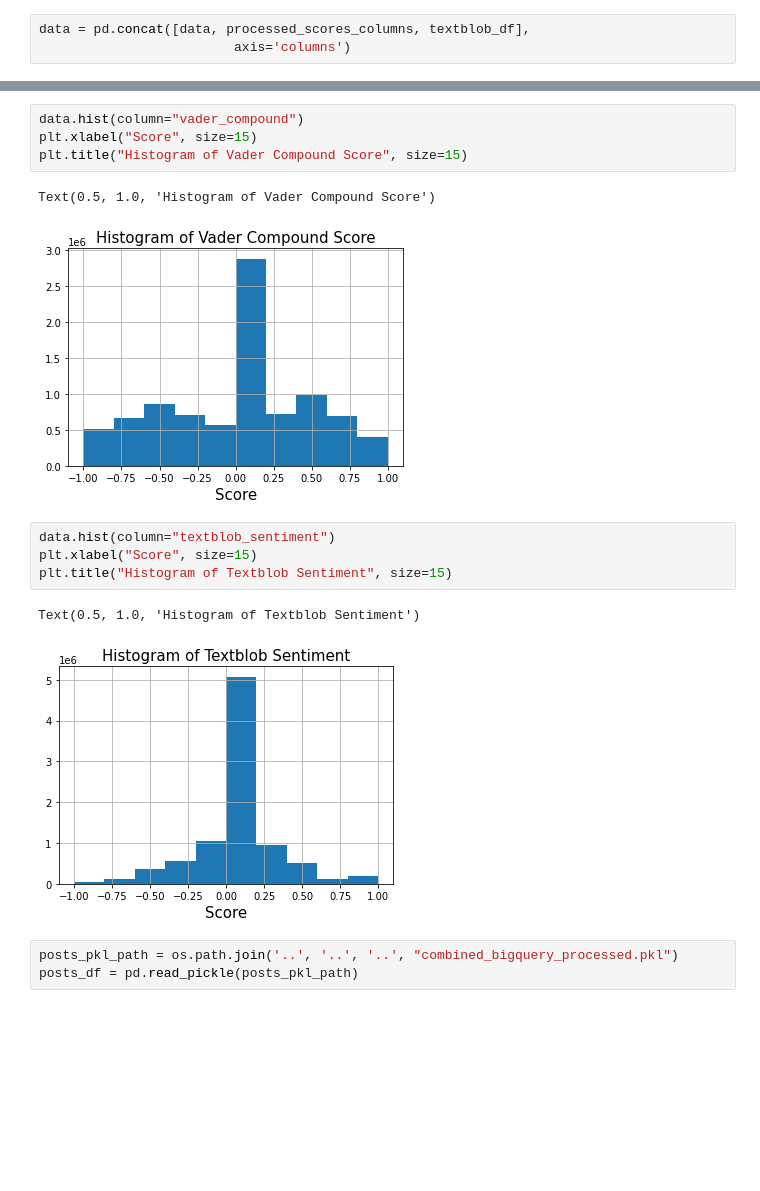
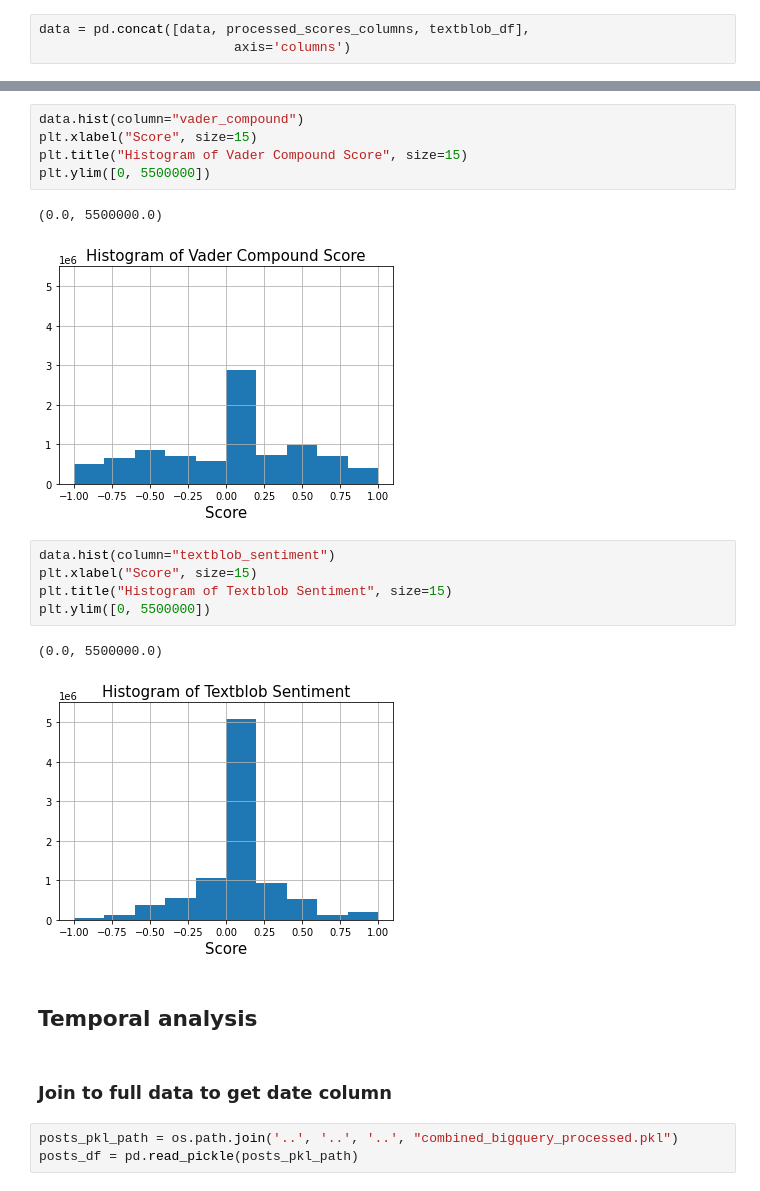
Before and after one commit to npg-mmilosh-cji/RedditQuarantineNLP, a Jupyter notebook: core/analysis/sentiment_analysis/Review Sentiment Analysis.ipynb, the cells around one changed output, grey strips where cells are left out. Saved outputs shown, nothing was run; the diff lists cells and outputs as text; blank space fills up the shorter version.

```diff
--- a/core/analysis/sentiment_analysis/Review Sentiment Analysis.ipynb
+++ b/core/analysis/sentiment_analysis/Review Sentiment Analysis.ipynb
@@ -75,17 +87,23 @@ data[['text_clean_space','vader_neg', 'vader_neu', 'vader_pos', 'vader_compound'
 # %%
 data.hist(column="vader_compound")
 plt.xlabel("Score", size=15)
 plt.title("Histogram of Vader Compound Score", size=15)
+plt.ylim([0, 5500000])
 # %% [output]
-Text(0.5, 1.0, 'Histogram of Vader Compound Score')
+(0.0, 5500000.0)
-[figure, old version]
+[figure, new version]
 # %%
 data.hist(column="textblob_sentiment")
 plt.xlabel("Score", size=15)
 plt.title("Histogram of Textblob Sentiment", size=15)
+plt.ylim([0, 5500000])
 # %% [output]
-Text(0.5, 1.0, 'Histogram of Textblob Sentiment')
+(0.0, 5500000.0)
-[figure, old version]
+[figure, new version]
+# %% [markdown]
+## Temporal analysis
+# %% [markdown]
+### Join to full data to get date column
 # %%
 posts_pkl_path = os.path.join('..', '..', '..', "combined_bigquery_processed.pkl")
 posts_df = pd.read_pickle(posts_pkl_path)
```
Also changed, not shown: parts of 30 cells of this notebook.
